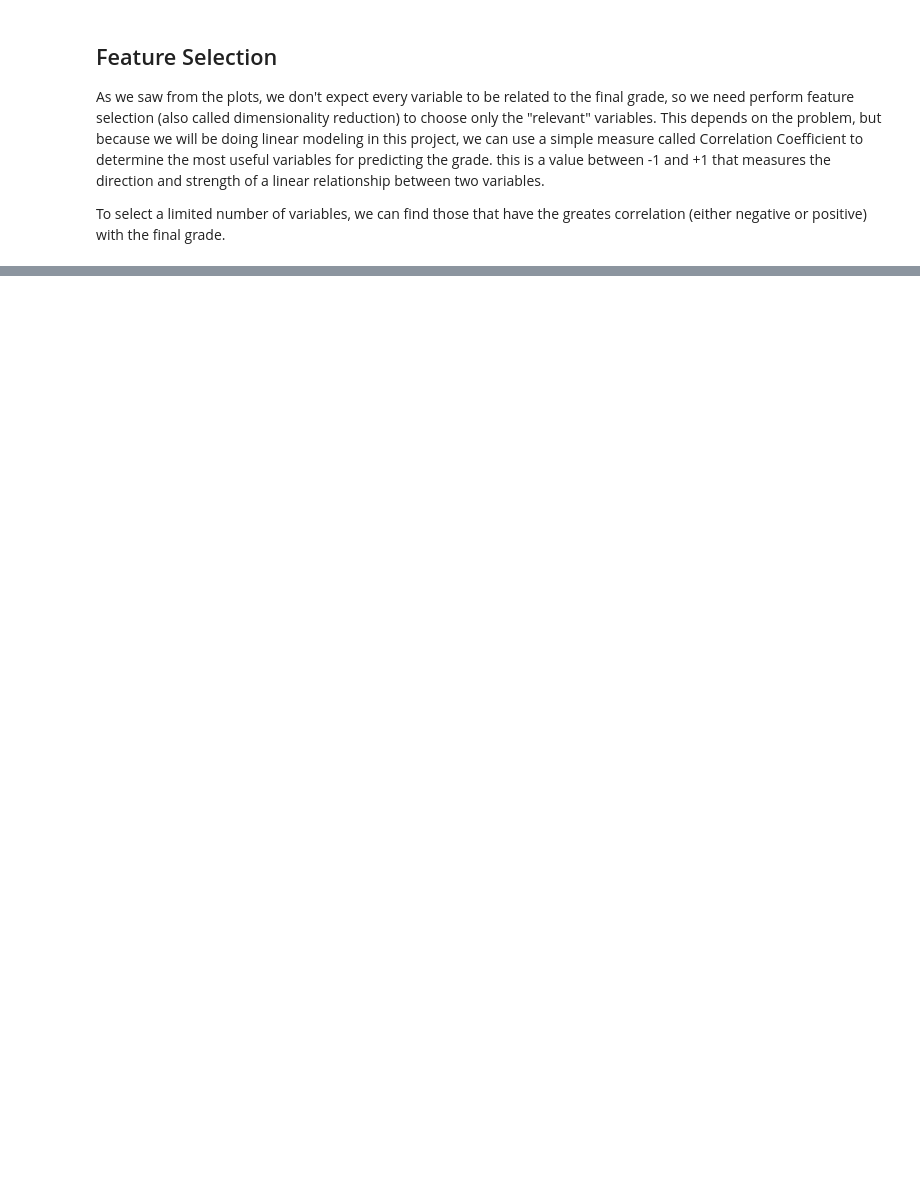
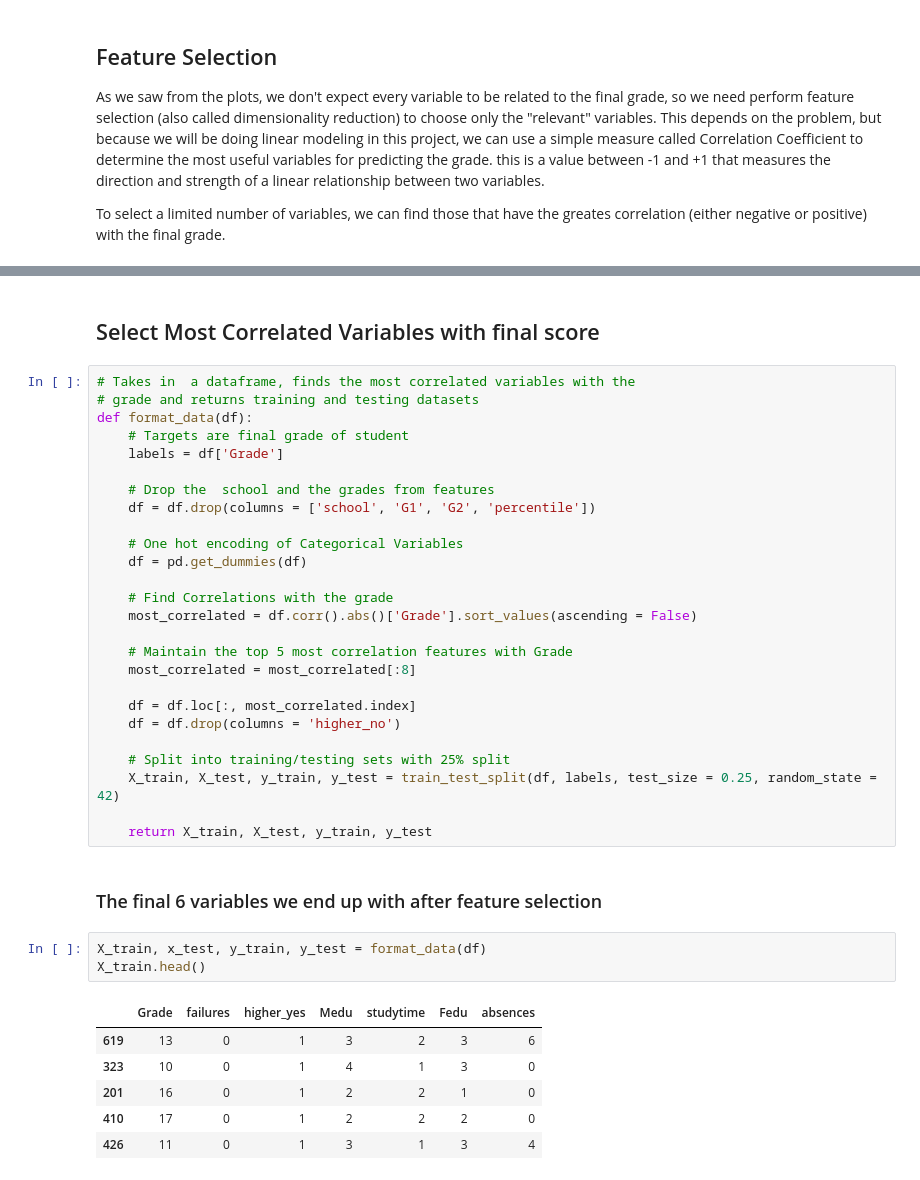
Before and after one commit to BonifasiusAnggara/Predicting-Student-Grades-with-BayesianLR, a Jupyter notebook: Predicting_Student_Grades_with_BayesianLR.ipynb, the cells around one changed output, grey strips where cells are left out. Cells and saved outputs as stored; diff of their text form; blank space fills up the shorter version.

```diff
--- a/Predicting_Student_Grades_with_BayesianLR.ipynb
+++ b/Predicting_Student_Grades_with_BayesianLR.ipynb
@@ -199,0 +306,40 @@ To select a limited number of variables, we can find those that have the greates
+# %% [markdown]
+## Select Most Correlated Variables with final score
+# %%
+# Takes in  a dataframe, finds the most correlated variables with the
+# grade and returns training and testing datasets
+def format_data(df):
+    # Targets are final grade of student
+    labels = df['Grade']
+
+    # Drop the  school and the grades from features
+    df = df.drop(columns = ['school', 'G1', 'G2', 'percentile'])
+
+    # One hot encoding of Categorical Variables
+    df = pd.get_dummies(df)
+
+    # Find Correlations with the grade
+    most_correlated = df.corr().abs()['Grade'].sort_values(ascending = False)
+
+    # Maintain the top 5 most correlation features with Grade
+    most_correlated = most_correlated[:8]
+
+    df = df.loc[:, most_correlated.index]
+    df = df.drop(columns = 'higher_no')
+
+    # Split into training/testing sets with 25% split
+    X_train, X_test, y_train, y_test = train_test_split(df, labels, test_size = 0.25, random_state = 42)
+
+    return X_train, X_test, y_train, y_test
+# %% [markdown]
+### The final 6 variables we end up with after feature selection
+# %%
+X_train, x_test, y_train, y_test = format_data(df)
+X_train.head()
+# %% [output]
+|  | Grade | failures | higher_yes | Medu | studytime | Fedu | absences |
+| 619 | 13 | 0 | 1 | 3 | 2 | 3 | 6 |
+| 323 | 10 | 0 | 1 | 4 | 1 | 3 | 0 |
+| 201 | 16 | 0 | 1 | 2 | 2 | 1 | 0 |
+| 410 | 17 | 0 | 1 | 2 | 2 | 2 | 0 |
+| 426 | 11 | 0 | 1 | 3 | 1 | 3 | 4 |
```
Also changed, not shown: parts of 16 cells of this notebook.
